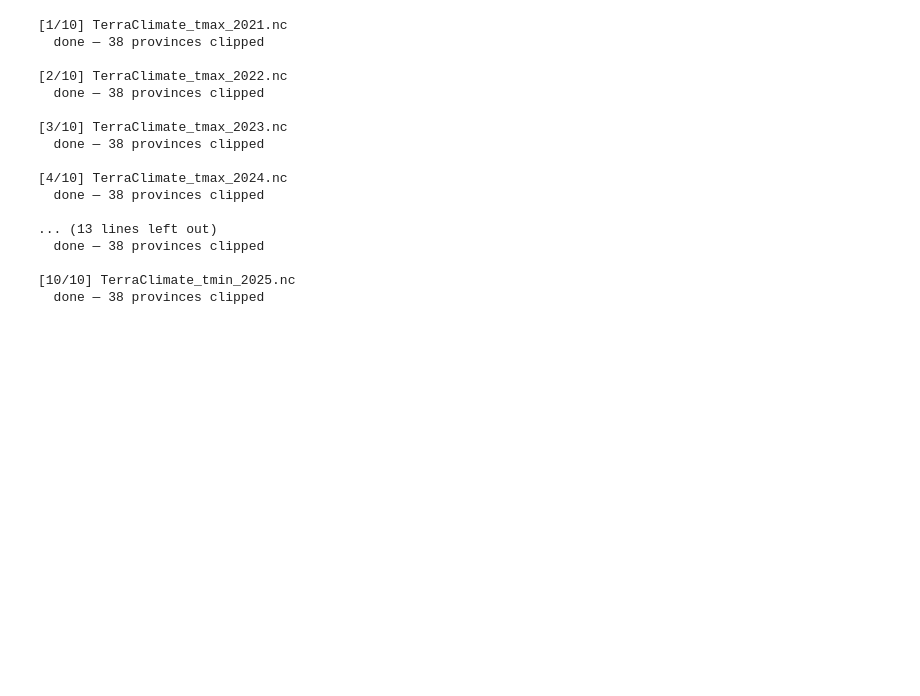
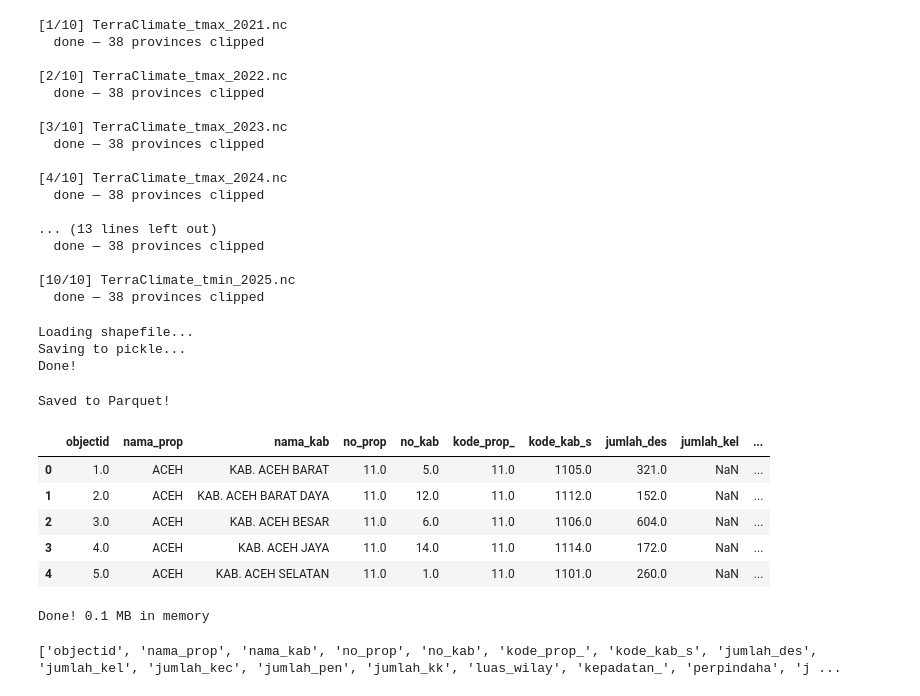
Before and after one commit to alfanugraha/climate-risk-adaptation, a Jupyter notebook: clip_terra_map.ipynb, the cells around one changed output. Cells and saved outputs as stored; diff of their text form; code cells hidden in the pictures; blank space fills up the shorter version.

```diff
--- a/clip_terra_map.ipynb
+++ b/clip_terra_map.ipynb
@@ -381,3 +381,72 @@ for var in NC_VARIABLES:
 
 [10/10] TerraClimate_tmin_2025.nc
   done — 38 provinces clipped
+# %%
+import geopandas as gpd
+import pandas as pd
+
+# 1. Define your file paths
+shapefile_path = "data/batas_kabupaten_kota/Batas Kabupaten Kemendagri 2024.shp"
+pickle_path = "data/batas_kabupaten_kota.pkl"
+
+# 2. Load the shapefile into a GeoDataFrame
+# Note: Ensure the .shx and .dbf files are in the same folder as your .shp file
+print("Loading shapefile...")
+gdf = gpd.read_file(shapefile_path)
+
+# 3. Save (export) the GeoDataFrame to a pickle file
+print("Saving to pickle...")
+gdf.to_pickle(pickle_path)
+
+print("Done!")
+
+# --- Optional: How to read the pickle file back later ---
+# loaded_gdf = pd.read_pickle(pickle_path)
+# print(loaded_gdf.head())
+# %% [output]
+Loading shapefile...
+Saving to pickle...
+Done!
+# %%
+import geopandas as gpd
+
+# Load the shapefile
+shapefile_path = "data/batas_kabupaten_kota/Batas Kabupaten Kemendagri 2024.shp"
+gdf = gpd.read_file(shapefile_path)
+
+# Save to Parquet (defaults to 'snappy' compression)
+parquet_path = "data/batas_kabupaten_kota.parquet"
+gdf.to_parquet(parquet_path)
+
+print("Saved to Parquet!")
+# %% [output]
+Saved to Parquet!
+# %%
+# show all columns in head
+pd.set_option('display.max_columns', None)
+gdf.head()
+# %% [output]
+|  | objectid | nama_prop | nama_kab | no_prop | no_kab | kode_prop_ | kode_kab_s | jumlah_des | jumlah_kel | ... |
+| 0 | 1.0 | ACEH | KAB. ACEH BARAT | 11.0 | 5.0 | 11.0 | 1105.0 | 321.0 | NaN | ... |
+| 1 | 2.0 | ACEH | KAB. ACEH BARAT DAYA | 11.0 | 12.0 | 11.0 | 1112.0 | 152.0 | NaN | ... |
+| 2 | 3.0 | ACEH | KAB. ACEH BESAR | 11.0 | 6.0 | 11.0 | 1106.0 | 604.0 | NaN | ... |
+| 3 | 4.0 | ACEH | KAB. ACEH JAYA | 11.0 | 14.0 | 11.0 | 1114.0 | 172.0 | NaN | ... |
+| 4 | 5.0 | ACEH | KAB. ACEH SELATAN | 11.0 | 1.0 | 11.0 | 1101.0 | 260.0 | NaN | ... |
+# %%
+gdf["geometry"] = gdf.geometry.simplify(0.005, preserve_topology=True)
+
+# Keep only essential columns (adjust names if different)
+keep = [c for c in gdf.columns if c.lower() in
+        ("nama_prop","nama_kab","no_prop","no_kab","geometry")]
+if "geometry" not in keep:
+    keep.append("geometry")
+gdf_light = gdf[keep]
+
+gdf_light.to_parquet("data/kabupaten_simple.parquet")
+print(f"Done! {gdf_light.memory_usage(deep=True).sum()/1e6:.1f} MB in memory")
+# %% [output]
+Done! 0.1 MB in memory
+# %%
+print(gdf.columns.tolist())
+# %% [output]
+['objectid', 'nama_prop', 'nama_kab', 'no_prop', 'no_kab', 'kode_prop_', 'kode_kab_s', 'jumlah_des', 'jumlah_kel', 'jumlah_kec', 'jumlah_pen', 'jumlah_kk', 'luas_wilay', 'kepadatan_', 'perpindaha', 'j ...
```
Also changed, not shown: parts of 1 cell of this notebook, 9 other files.
